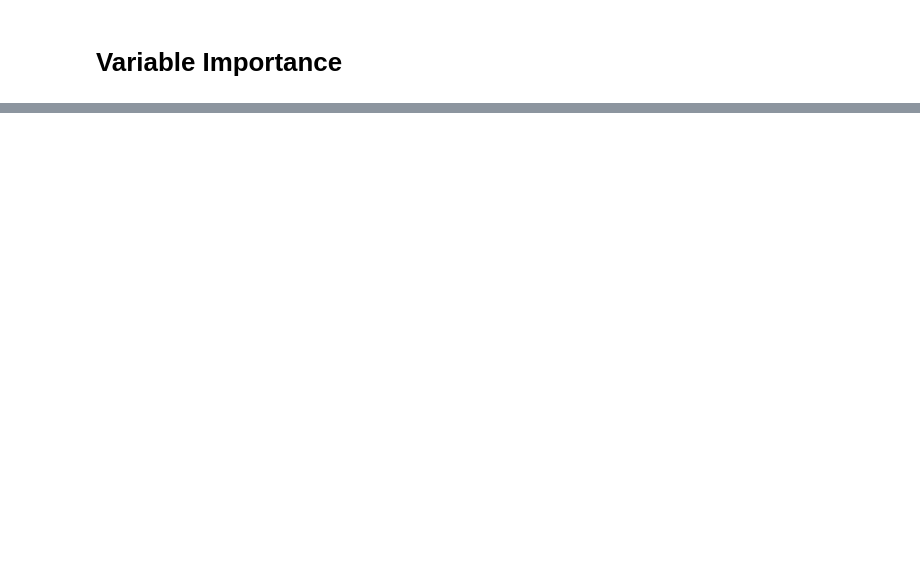
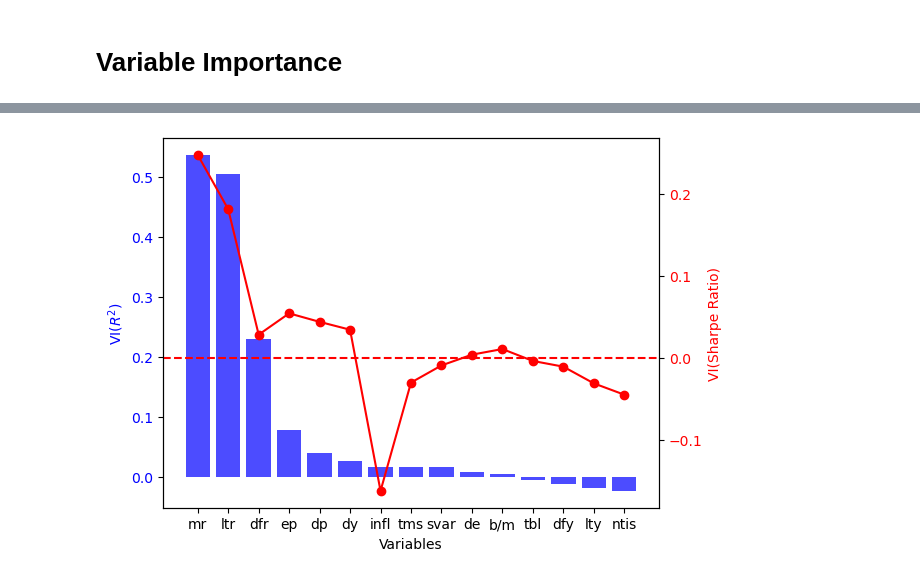
Before and after one commit to zivmi/voc_reproduction, a Jupyter notebook: notebooks/05-mz-variable-importance.ipynb, the cells around one changed output, grey strips where cells are left out. Cells and saved outputs as stored; diff of their text form; code cells hidden in the pictures; blank space fills up the shorter version.

```diff
--- a/notebooks/05-mz-variable-importance.ipynb
+++ b/notebooks/05-mz-variable-importance.ipynb
@@ -209,0 +259,6 @@ NameError: name 'Y' is not defined
+# %%
+# take sr and r2 for the full model for T=12, P=12000, z=1000
+full_model_r2 = R_sq_avg.loc[(R_sq_avg['T']==12) & (R_sq_avg['P']==12000), 1000].values[0]
+full_model_sr = sharpe_ratio_avg.loc[(R_sq_avg['T']==12) & (R_sq_avg['P']==12000), 1000].values[0]
+
+full_model_r2
@@ -209,0 +267,3 @@ NameError: name 'Y' is not defined
+# %%
+vi = output_df.copy()
+vi
@@ -209,0 +291,4 @@ NameError: name 'Y' is not defined
+# %%
+vi['sr'] = (full_model_sr - vi['sr'])/full_model_sr
+vi['r2'] = (full_model_r2 - vi['r2'])/full_model_r2 - 1
+vi
@@ -209,0 +312,3 @@ NameError: name 'Y' is not defined
+# %%
+# sort vi by r2
+vi = vi.sort_values('r2', ascending=False)
@@ -209,0 +334,28 @@ NameError: name 'Y' is not defined
+# %%
+# Create figure and axis objects
+fig, ax1 = plt.subplots()
+
+# Plot histogram for 'r2' on left y-axis
+ax1.bar(vi.index, vi['r2'], color='blue', alpha=0.7)
+ax1.set_xlabel('Variables')
+#ax1.set_ylabel(r'$R^2$(full model) - $R^2$(submodel)', color='blue')
+ax1.set_ylabel(r'VI$(R^2)$', color='blue')
+
+ax1.tick_params(axis='y', labelcolor='blue')
+# lower bound for y-axis
+#ax1.set_ylim(vi["r2"].min()*0.95, vi["r2"].max()*1.05)
+
+# Create another y-axis for 'sr' values
+ax2 = ax1.twinx()
+ax2.plot(vi.index, vi['sr'], color='red', marker='o')
+ax2.set_ylabel('VI(Sharpe Ratio)', color='red')
+ax2.tick_params(axis='y', labelcolor='red')
+
+# add a horizontal line at y=0 for sr
+ax2.axhline(y=0, color='red', linestyle='--')
+
+# Show the plot
+#plt.title('Histogram of R2 values and Line plot of SR values')
+plt.show()
+# %% [output]
+[figure, added]
```
Also changed, not shown: parts of 29 cells of this notebook, 7 other files.
